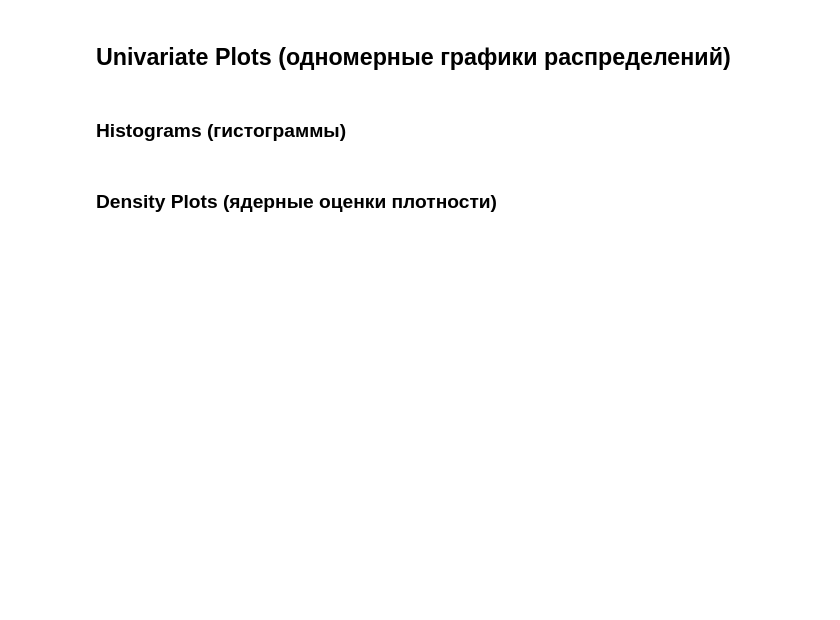
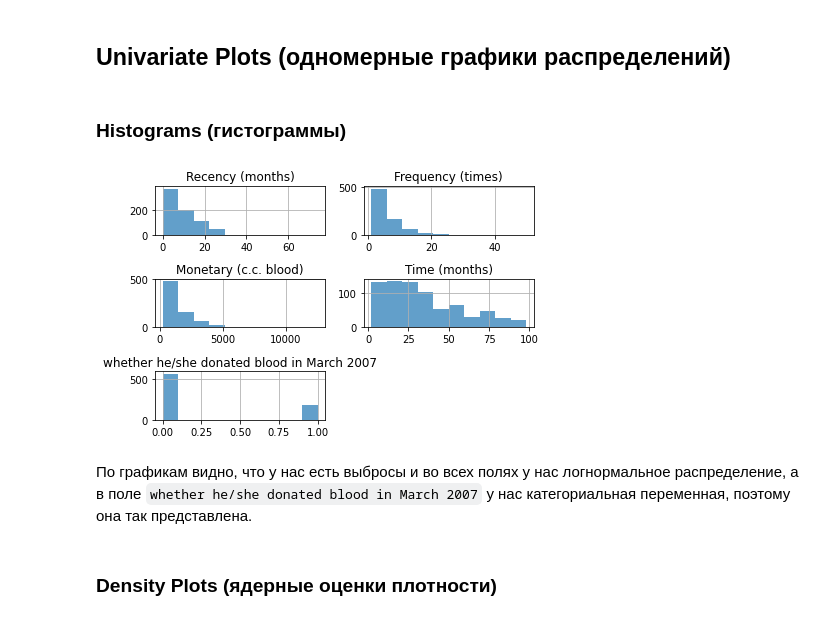
Before and after one commit to endygamedev/university, a Jupyter notebook: 3-course-5-semester/analytical-marketing/task-1/AnMark_HW_1.ipynb, the cells around one changed output. Cells and saved outputs as stored; diff of their text form; code cells hidden in the pictures; blank space fills up the shorter version.

```diff
--- a/3-course-5-semester/analytical-marketing/task-1/AnMark_HW_1.ipynb
+++ b/3-course-5-semester/analytical-marketing/task-1/AnMark_HW_1.ipynb
@@ -101,5 +136,13 @@ df.describe()
 ## Univariate Plots (одномерные графики распределений)
 # %% [markdown]
 ### Histograms (гистограммы)
+# %%
+df.hist(alpha=0.7)
+plot.tight_layout()
+plot.show()
+# %% [output]
+[figure, added]
+# %% [markdown]
+По графикам видно, что у нас есть выбросы и во всех полях у нас логнормальное распределение, а в поле `whether he/she donated blood in March 2007` у нас категориальная переменная, поэтому она так представлена.
 # %% [markdown]
 ### Density Plots (ядерные оценки плотности)
```
Also changed, not shown: parts of 33 cells of this notebook, 3 other files.
